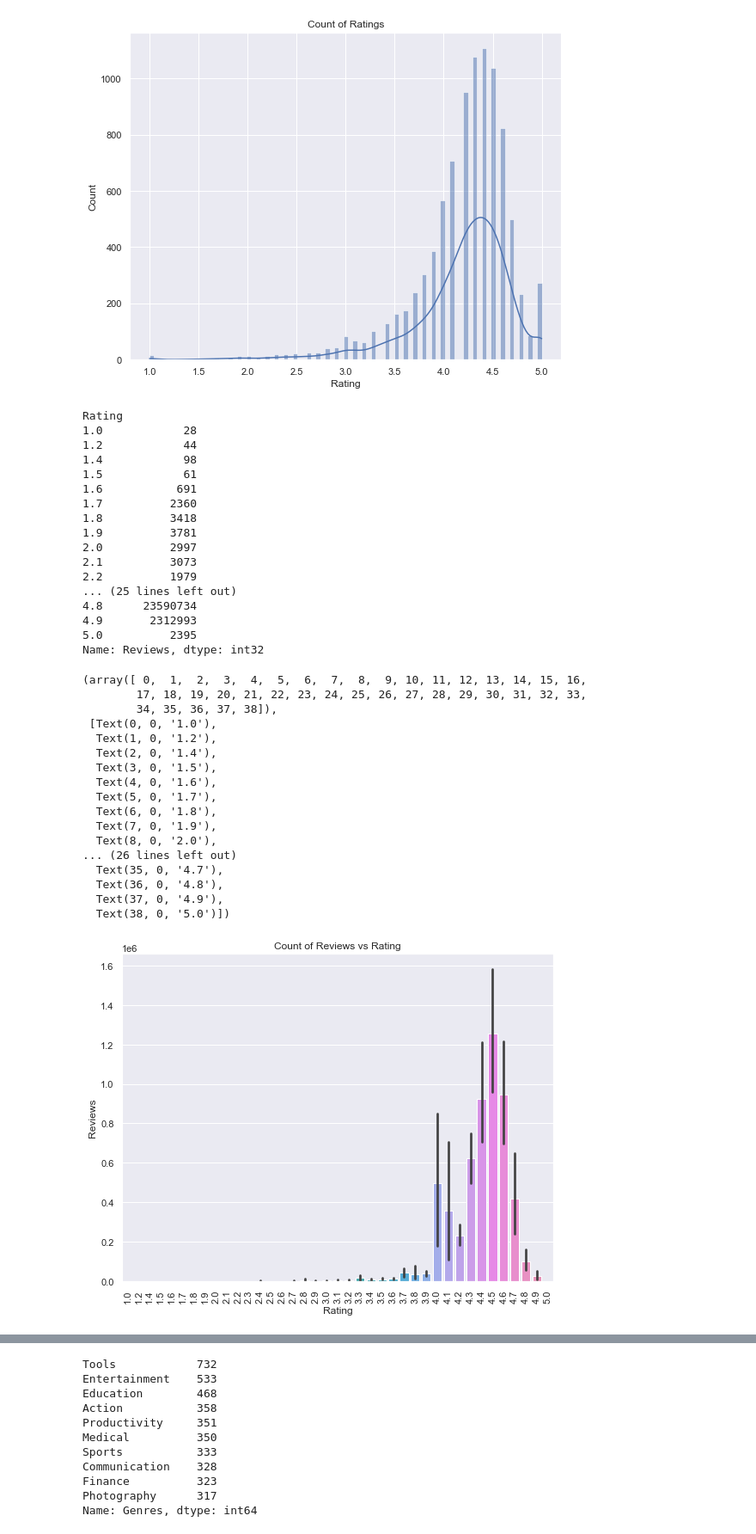
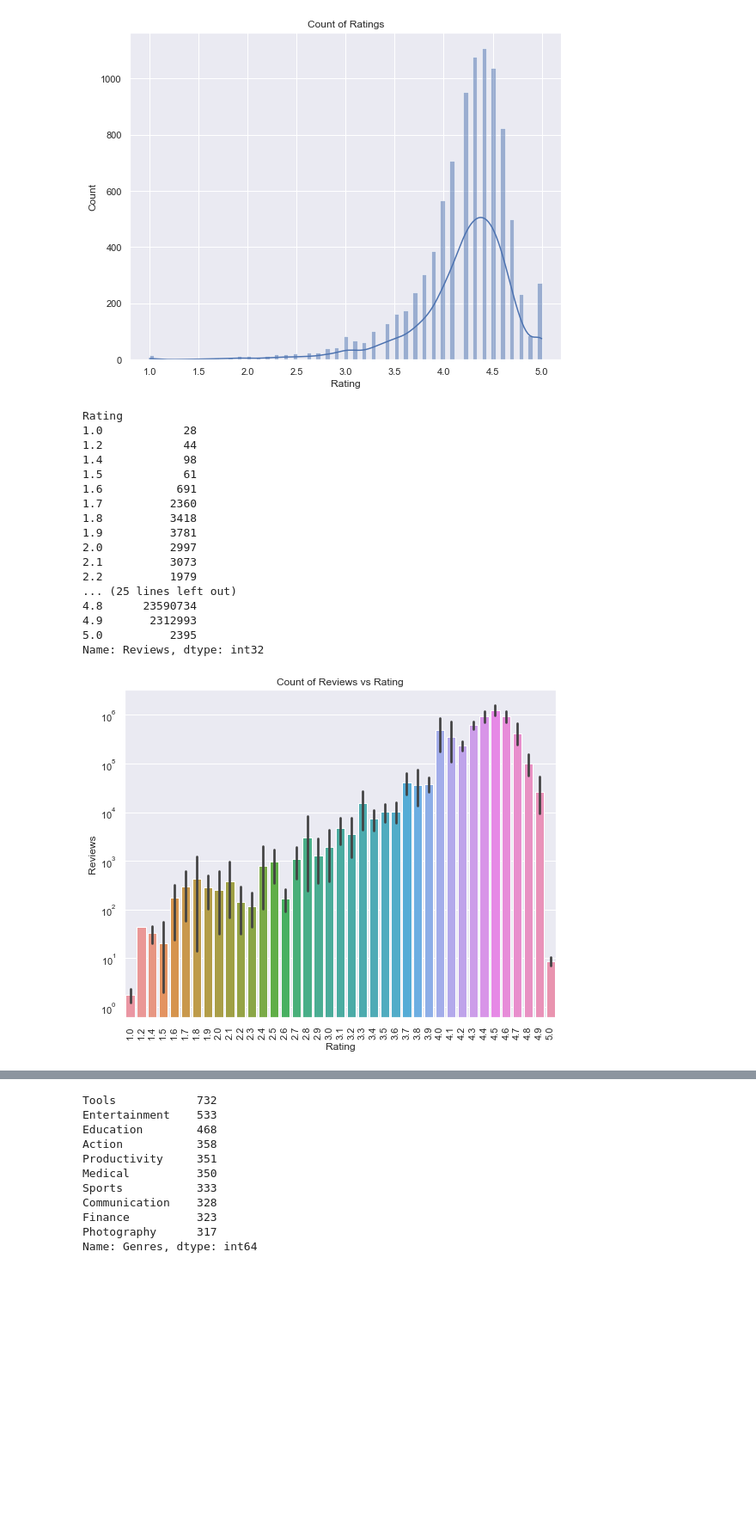
Before and after one commit to bryanaguiar/Data-Science-Group-Project, a Jupyter notebook: Playstore_Analysis_Data_Clean_Up.ipynb, the cells around one changed output, grey strips where cells are left out. Shown: that part at 86% size. Cells and saved outputs as stored; diff of their text form; code cells hidden in the pictures; blank space fills up the shorter version.

```diff
--- a/Playstore_Analysis_Data_Clean_Up.ipynb
+++ b/Playstore_Analysis_Data_Clean_Up.ipynb
@@ -132,6 +132,10 @@ df['Price'] = df['Price'].str.replace('$', '').astype(float)
 
 #Convert reviews column from object to int
 df['Reviews'] = df['Reviews'].astype(int)
+# %%
+#Change data type in 'type' to category
+for col in ['Type']:
+    df[col] = df[col].astype('category')
 # %%
 #Remove columns not related to research question
 df.drop(['Android Ver', 'Current Ver', 'Last Updated'], axis=1)
@@ -187,42 +216,26 @@ Name: Rating, dtype: int64
 # %%
 # Show the amount of reviews that apps with a specific rating have
 print(df.groupby('Rating')['Reviews'].sum())
 plot = sns.barplot(data=df, x='Rating', y='Reviews')
 plot.set(title='Count of Reviews vs Rating')
 plt.xticks(rotation=90)
+plt.yscale('log')
 # %% [output]
 Rating
 1.0            28
 1.2            44
 1.4            98
 1.5            61
 1.6           691
 1.7          2360
 1.8          3418
 1.9          3781
 2.0          2997
 2.1          3073
 2.2          1979
 ... (25 lines left out)
 4.8      23590734
 4.9       2312993
 5.0          2395
 Name: Reviews, dtype: int32
-(array([ 0,  1,  2,  3,  4,  5,  6,  7,  8,  9, 10, 11, 12, 13, 14, 15, 16,
-        17, 18, 19, 20, 21, 22, 23, 24, 25, 26, 27, 28, 29, 30, 31, 32, 33,
-        34, 35, 36, 37, 38]),
- [Text(0, 0, '1.0'),
-  Text(1, 0, '1.2'),
-  Text(2, 0, '1.4'),
-  Text(3, 0, '1.5'),
-  Text(4, 0, '1.6'),
-  Text(5, 0, '1.7'),
-  Text(6, 0, '1.8'),
-  Text(7, 0, '1.9'),
-  Text(8, 0, '2.0'),
-... (26 lines left out)
-  Text(35, 0, '4.7'),
-  Text(36, 0, '4.8'),
-  Text(37, 0, '4.9'),
-  Text(38, 0, '5.0')])
-[figure, old version]
+[figure, new version]
```
Also changed, not shown: parts of 10 cells of this notebook.
